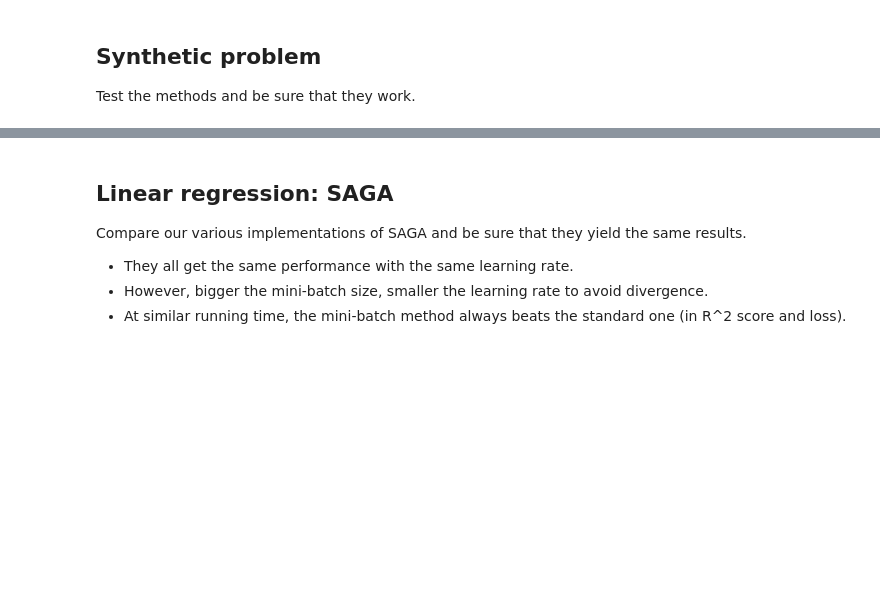
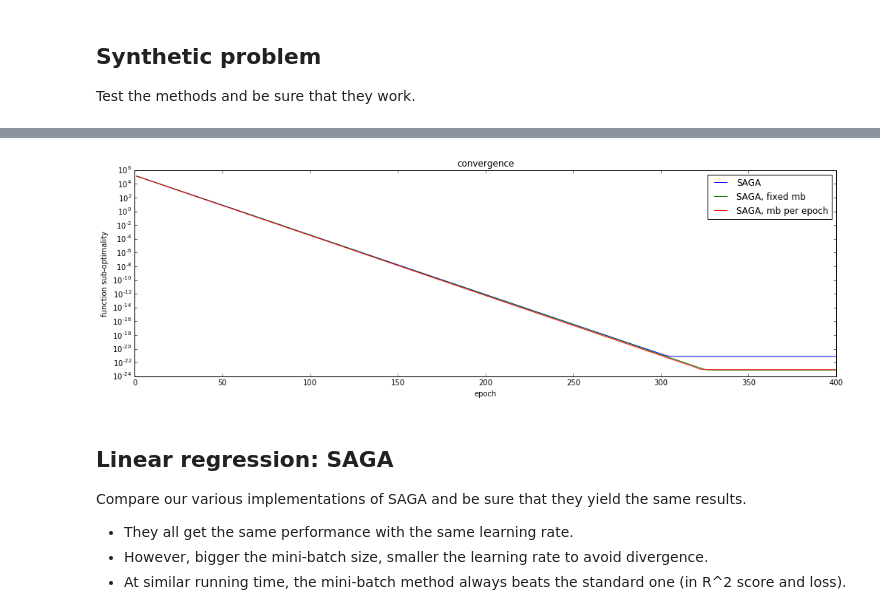
Before and after one commit to mdeff/saga, a Jupyter notebook: saga_memory.ipynb, the cells around one changed output, grey strips where cells are left out. Drawn from its saved outputs; the diff is of its cells as text; code cells hidden in the pictures; blank space fills up the shorter version.

```diff
--- a/saga_memory.ipynb
+++ b/saga_memory.ipynb
@@ -228,10 +234,10 @@ y = np.arange(n)
 
 params = {'maxiter': 400, 'gamma': 0.1}
 
-tstart = time.process_time()
-x = saga_lstsq_authors(A, y, **params)
-print('Elapsed time: {:.2f}s'.format(time.process_time() - tstart))
-np.testing.assert_allclose(x, y)
+# tstart = time.process_time()
+# x = saga_lstsq_authors(A, y, **params)
+# print('Elapsed time: {:.2f}s'.format(time.process_time() - tstart))
+# np.testing.assert_allclose(x, y)
 
 tstart = time.process_time()
 X1 = saga(A, y, gradf, prox_no, **params)
@@ -249,3 +255,4 @@ print('Elapsed time: {:.2f}s'.format(time.process_time() - tstart))
 np.testing.assert_allclose(X3[-1,:], y)
 
 plot_convergence(f_no, A, y, [X1, X2, X3], y, ['SAGA', 'SAGA, fixed mb', 'SAGA, mb per epoch']);
+# %% [output]
@@ -252,3 +262,4 @@ plot_convergence(f_no, A, y, [X1, X2, X3], y, ['SAGA', 'SAGA, fixed mb', 'SAGA,
+[figure, added]
 # %% [markdown]
 ## Linear regression: SAGA
 
```
Also changed, not shown: parts of 4 cells of this notebook, 14 other files.
